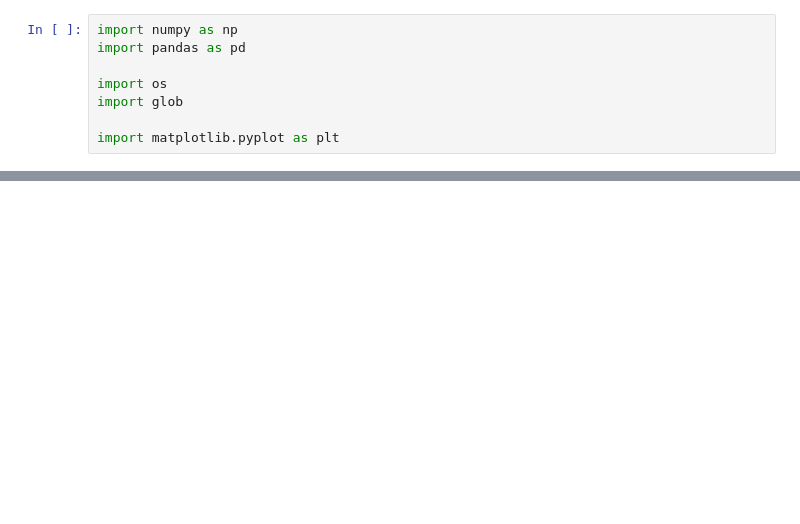
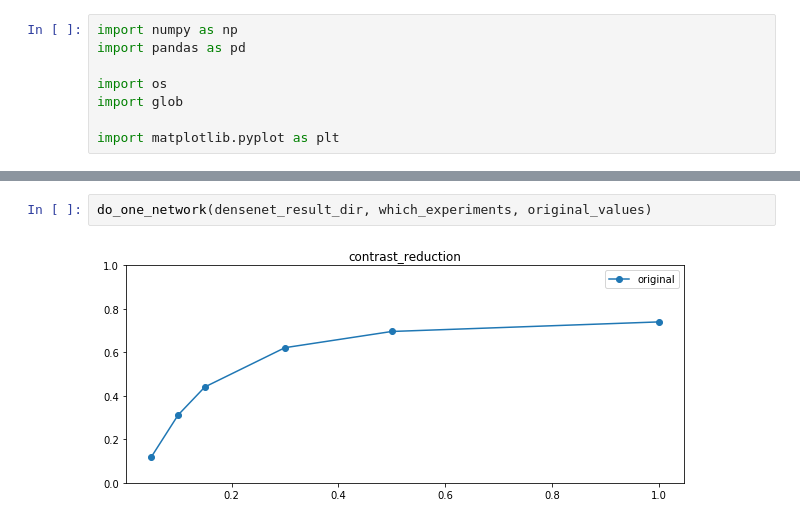
Before and after one commit to ArashAkbarinia/kernelphysiology, a Jupyter notebook: python/src/kernelphysiology/analysis/keras_networks/report_chromacity.ipynb, the cells around one changed output, grey strips where cells are left out. Cells and saved outputs as stored; diff of their text form; blank space fills up the shorter version.

```diff
--- a/python/src/kernelphysiology/analysis/keras_networks/report_chromacity.ipynb
+++ b/python/src/kernelphysiology/analysis/keras_networks/report_chromacity.ipynb
@@ -155,0 +230,4 @@ for i, (key, value) in enumerate(networks.items()):
+# %%
+do_one_network(densenet_result_dir, which_experiments, original_values)
+# %% [output]
+[figure, added]
```
Also changed, not shown: parts of 18 cells of this notebook.
